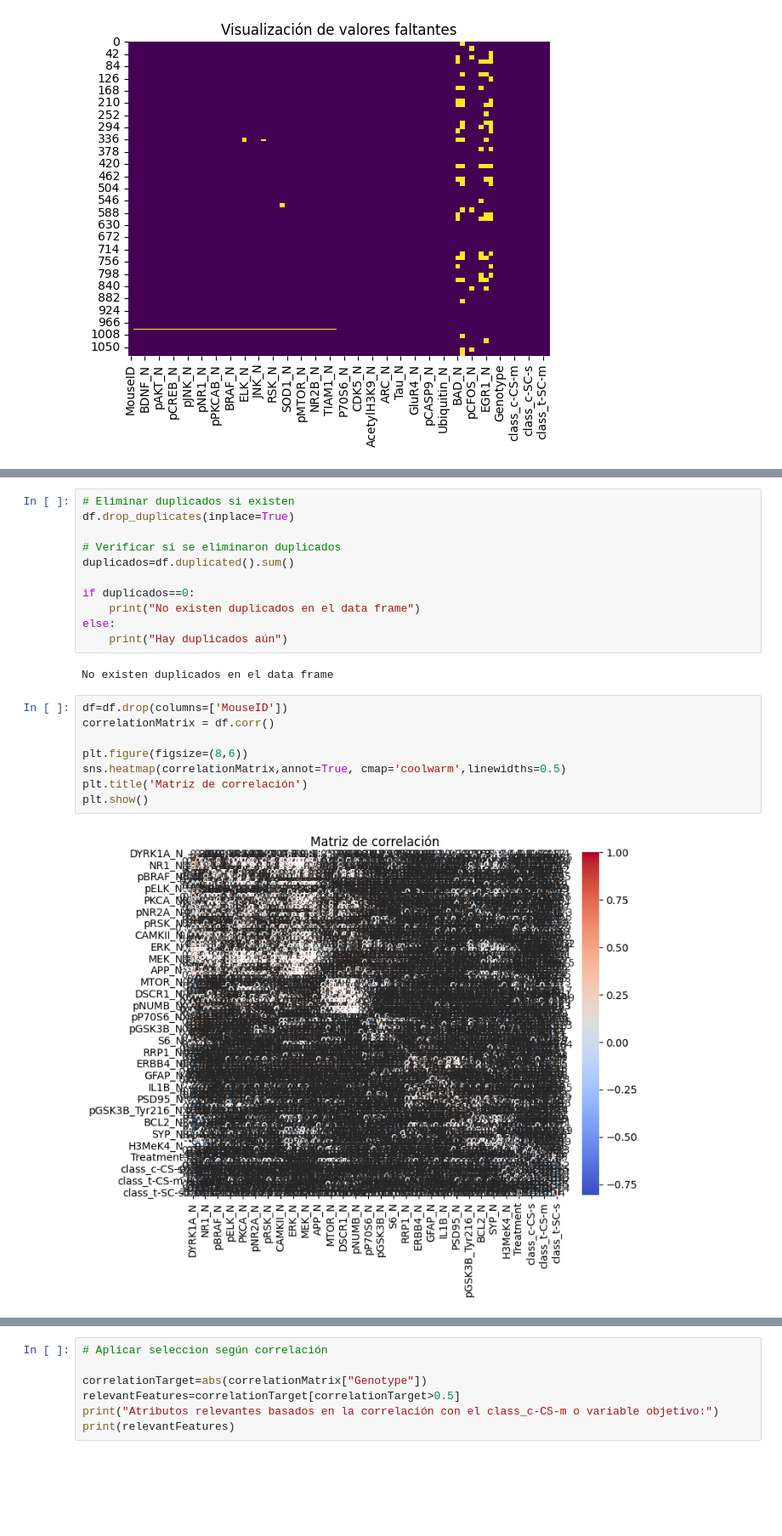
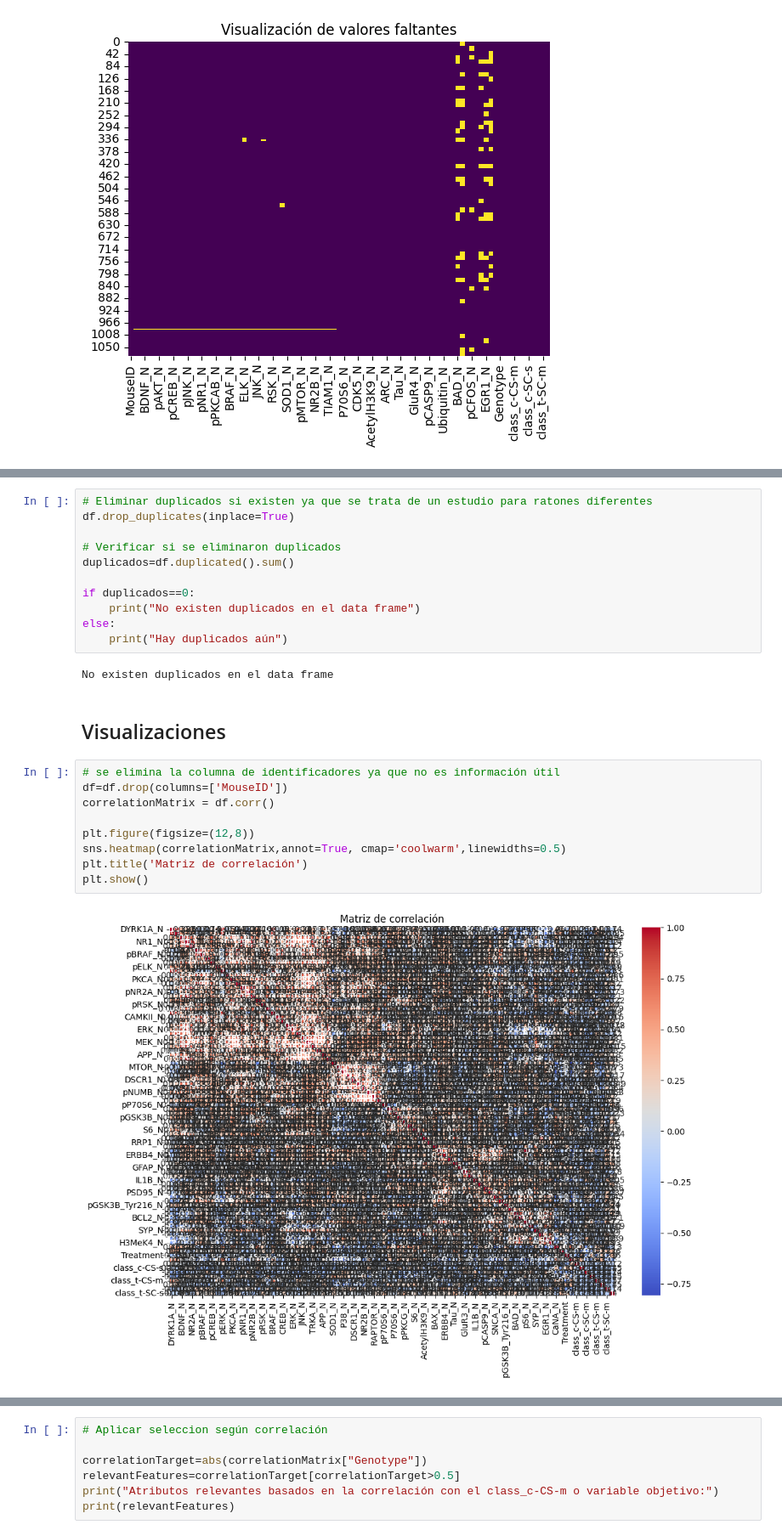
Before and after one commit to sonoAESS/Estudio-Inteligencia-Artificial, a Jupyter notebook: Machine Learning Escuela/Cuaderno Bioinformática/mousesCortex.ipynb, the cells around one changed output, grey strips where cells are left out. Shown at 85% size. Drawn from its saved outputs; the diff is of its cells as text; blank space fills up the shorter version.

```diff
--- a/Machine Learning Escuela/Cuaderno Bioinformática/mousesCortex.ipynb
+++ b/Machine Learning Escuela/Cuaderno Bioinformática/mousesCortex.ipynb
@@ -166,7 +185,7 @@ plt.show()
 # %% [output]
 [figure]
 # %%
-# Eliminar duplicados si existen
+# Eliminar duplicados si existen ya que se trata de un estudio para ratones diferentes
 df.drop_duplicates(inplace=True)
 
 # Verificar si se eliminaron duplicados
@@ -178,13 +197,16 @@ else:
     print("Hay duplicados aún")
 # %% [output]
 No existen duplicados en el data frame
+# %% [markdown]
+## Visualizaciones
 # %%
+# se elimina la columna de identificadores ya que no es información útil
 df=df.drop(columns=['MouseID'])
 correlationMatrix = df.corr()
 
-plt.figure(figsize=(8,6))
+plt.figure(figsize=(12,8))
 sns.heatmap(correlationMatrix,annot=True, cmap='coolwarm',linewidths=0.5)
 plt.title('Matriz de correlación')
 plt.show()
 # %% [output]
-[figure, old version]
+[figure, new version]
```
Also changed, not shown: parts of 22 cells of this notebook.
